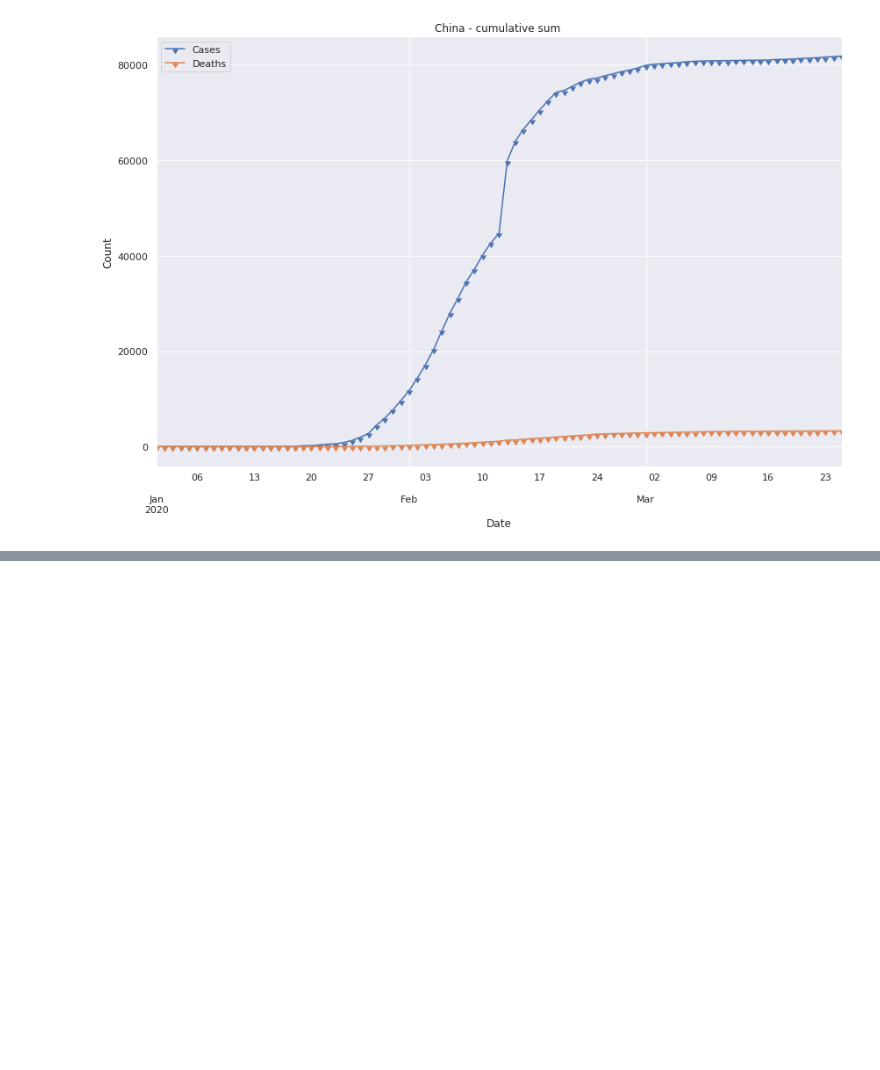
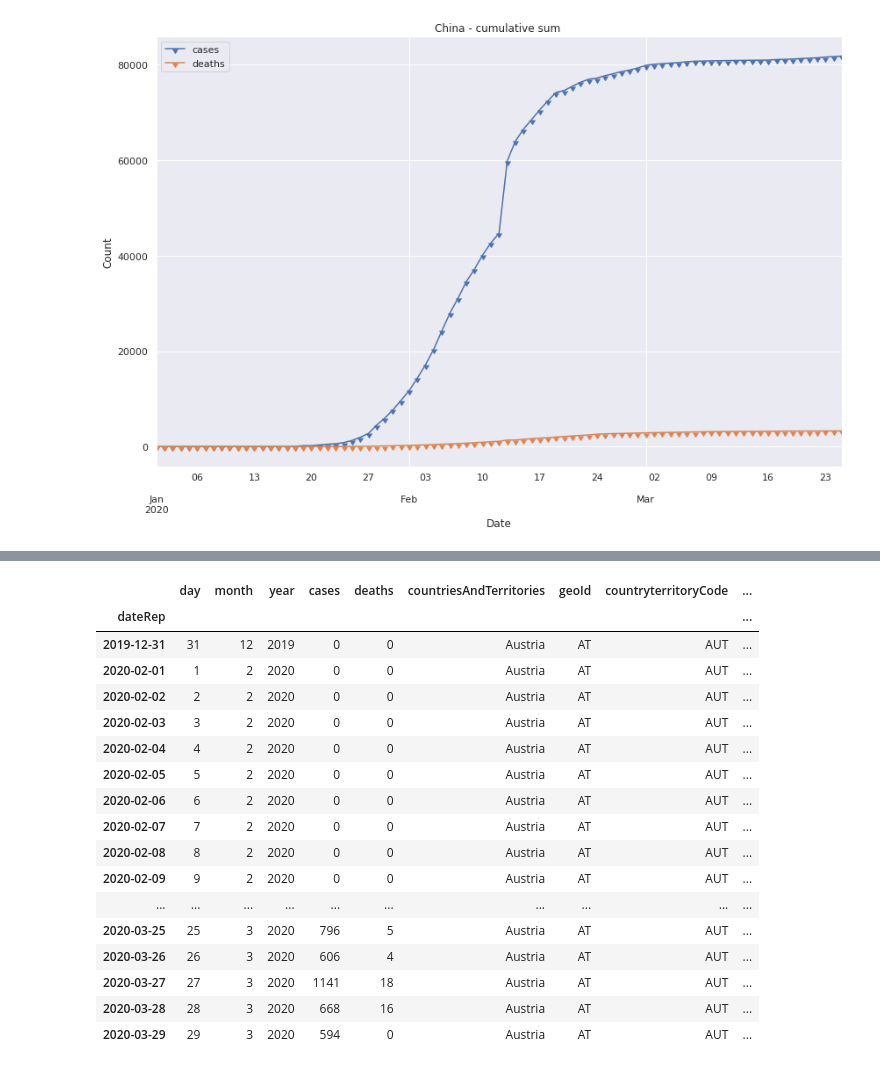
Before and after one commit to OliverZott/covid19_data, a Jupyter notebook: covid_dataAnalysis.ipynb, the cells around one changed output, grey strips where cells are left out. Saved outputs shown, nothing was run; the diff lists cells and outputs as text; code cells hidden in the pictures; blank space fills up the shorter version.

```diff
--- a/covid_dataAnalysis.ipynb
+++ b/covid_dataAnalysis.ipynb
@@ -185,8 +185,8 @@ array([[25, 3, 2020, ..., 'Afghanistan', 'AF', 37172386.0],
 #  - Automatically show statistics
 
 
-df_aut = df.loc[df['Countries and territories']=='Austria']
-df_it = df.loc[df['Countries and territories']=='Italy']
+df_aut = df.loc[df['countriesAndTerritories']=='Austria']
+df_it = df.loc[df['countriesAndTerritories']=='Italy']
 df_aut = df_aut.sort_index(ascending=True)
 df_it = df_it.sort_index(ascending=True)
 df_aut_march = df_aut.loc['2020-03-01':'2020-03-25']
@@ -194,29 +194,29 @@ df_it_march = df_it.loc['2020-03-01':'2020-03-25']
 
 
 # show some data
-aut_cumsum_cases = df_aut.cumsum().loc['2020-03-25'].loc['Cases']
-aut_cumsum_deaths = df_aut.cumsum().loc['2020-03-25'].loc['Deaths']
-print("Cases in Austria: ", aut_cumsum_cases)
-print("Deaths in Austria: ", aut_cumsum_deaths)
+aut_cumsum_cases = df_aut.cumsum().loc[df_aut['month']>1]['cases']
+aut_cumsum_deaths = df_aut.cumsum().loc[df_aut['month']>1]['deaths']
+# print("Cases in Austria: ", aut_cumsum_cases)
+# print("Deaths in Austria: ", aut_cumsum_deaths)
 
 
 # Plots
-ax = df_aut_march.plot(y=['Cases','Deaths'], grid=True, marker=11, figsize=(14,9))
+ax = df_aut_march.plot(y=['cases','deaths'], grid=True, marker=11, figsize=(14,9))
 ax.set_xlabel("Date")
 ax.set_ylabel("Count")
 ax.set_title("Austria - daily data")
 
-ax = df_it_march.plot(y=['Cases','Deaths'], grid=True, marker=11, figsize=(14,9))
+ax = df_it_march.plot(y=['cases','deaths'], grid=True, marker=11, figsize=(14,9))
 ax.set_xlabel("Date")
 ax.set_ylabel("Count")
 ax.set_title("Italy - daily data")
 
-ax = df_aut_march.cumsum().plot(y=['Cases','Deaths'], grid=True, marker=11, figsize=(14,9))
+ax = df_aut_march.cumsum().plot(y=['cases','deaths'], grid=True, marker=11, figsize=(14,9))
 ax.set_xlabel("Date")
 ax.set_ylabel("Count")
 ax.set_title("Austria - cumulative sum ")
 
-ax = df_it_march.cumsum().plot(y=['Cases','Deaths'], grid=True, marker=11, figsize=(14,9))
+ax = df_it_march.cumsum().plot(y=['cases','deaths'], grid=True, marker=11, figsize=(14,9))
 ax.set_xlabel("Date")
 ax.set_ylabel("Count")
 ax.set_title("Italy - cumulative sum ")
@@ -258,0 +257,21 @@ COVID-19-geographic-disbtribution-worldwide-2020-03-24.xlsx
+# %%
+df_aut.loc[df_aut['month']>1]
+# %% [output]
+|  | day | month | year | cases | deaths | countriesAndTerritories | geoId | countryterritoryCode | ... |
+| dateRep |  |  |  |  |  |  |  |  | ... |
+| 2019-12-31 | 31 | 12 | 2019 | 0 | 0 | Austria | AT | AUT | ... |
+| 2020-02-01 | 1 | 2 | 2020 | 0 | 0 | Austria | AT | AUT | ... |
+| 2020-02-02 | 2 | 2 | 2020 | 0 | 0 | Austria | AT | AUT | ... |
+| 2020-02-03 | 3 | 2 | 2020 | 0 | 0 | Austria | AT | AUT | ... |
+| 2020-02-04 | 4 | 2 | 2020 | 0 | 0 | Austria | AT | AUT | ... |
+| 2020-02-05 | 5 | 2 | 2020 | 0 | 0 | Austria | AT | AUT | ... |
+| 2020-02-06 | 6 | 2 | 2020 | 0 | 0 | Austria | AT | AUT | ... |
+| 2020-02-07 | 7 | 2 | 2020 | 0 | 0 | Austria | AT | AUT | ... |
+| 2020-02-08 | 8 | 2 | 2020 | 0 | 0 | Austria | AT | AUT | ... |
+| 2020-02-09 | 9 | 2 | 2020 | 0 | 0 | Austria | AT | AUT | ... |
+| ... | ... | ... | ... | ... | ... | ... | ... | ... | ... |
+| 2020-03-25 | 25 | 3 | 2020 | 796 | 5 | Austria | AT | AUT | ... |
+| 2020-03-26 | 26 | 3 | 2020 | 606 | 4 | Austria | AT | AUT | ... |
+| 2020-03-27 | 27 | 3 | 2020 | 1141 | 18 | Austria | AT | AUT | ... |
+| 2020-03-28 | 28 | 3 | 2020 | 668 | 16 | Austria | AT | AUT | ... |
+| 2020-03-29 | 29 | 3 | 2020 | 594 | 0 | Austria | AT | AUT | ... |
```
Also changed, not shown: parts of 6 cells of this notebook.
